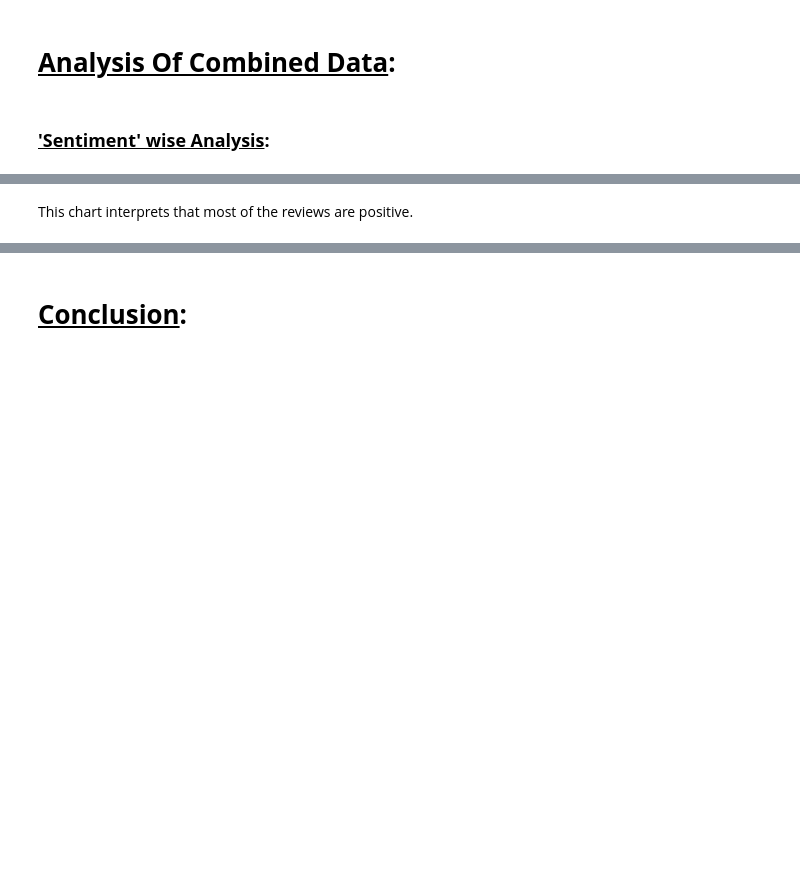
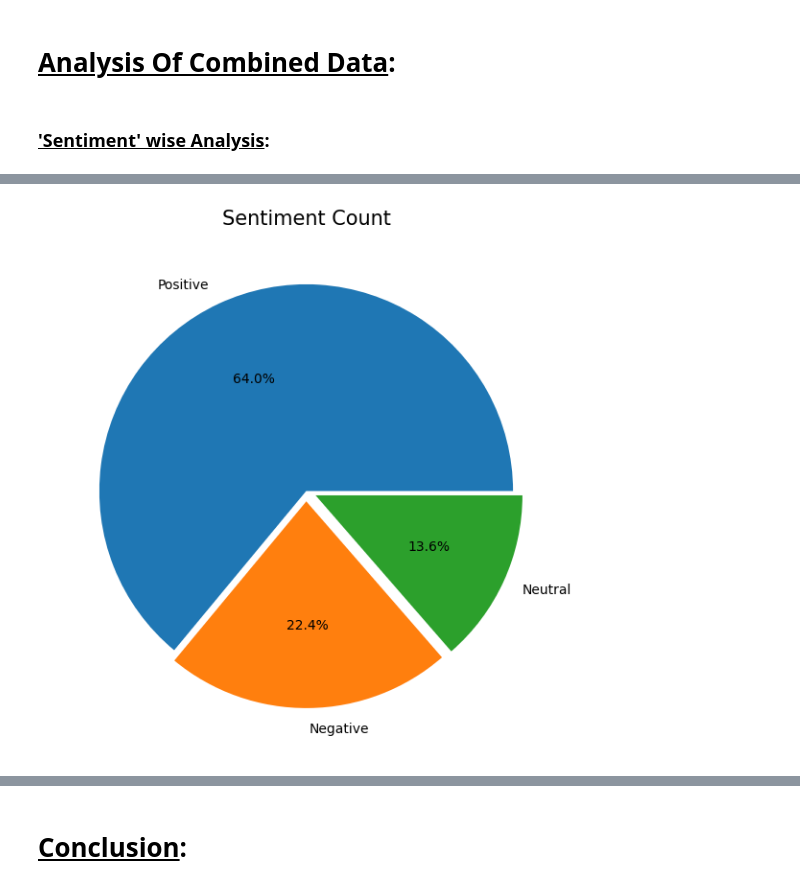
Before and after one commit to aviralsingh2907/PlayStore-App-Review-Analysis, a Jupyter notebook: EDA_Play_Store_App_Review_Analysis.ipynb, the cells around one changed output, grey strips where cells are left out. Drawn from its saved outputs; the diff is of its cells as text; code cells hidden in the pictures; blank space fills up the shorter version.

```diff
--- a/EDA_Play_Store_App_Review_Analysis.ipynb
+++ b/EDA_Play_Store_App_Review_Analysis.ipynb
@@ -1068,8 +1071,9 @@ sentiment_count
 # %%
-#Pieplot of Sentiment Count
-plt.rcParams['figure.figsize'] = (15, 7)
-plt.pie(sentiment_count['count'], labels=sentiment_count['Sentiment'], autopct='%.0f%%', explode=(0,0.05,0.05))
-plt.title('Pie plot of Sentiment Count', size=15)
+# Plotting Sentiment Count:
+
+plt.figure(figsize = (15,7))
+plt.pie(sentiment_count['count'], labels=sentiment_count['Sentiment'], autopct='%.1f%%', explode=(0,0.05,0.05))
+plt.title('Sentiment Count', size=15)
 plt.show()
+# %% [output]
+[figure, added]
-# %% [markdown]
-This chart interprets that most of the reviews are positive.
```
Also changed, not shown: parts of 9 cells of this notebook.
